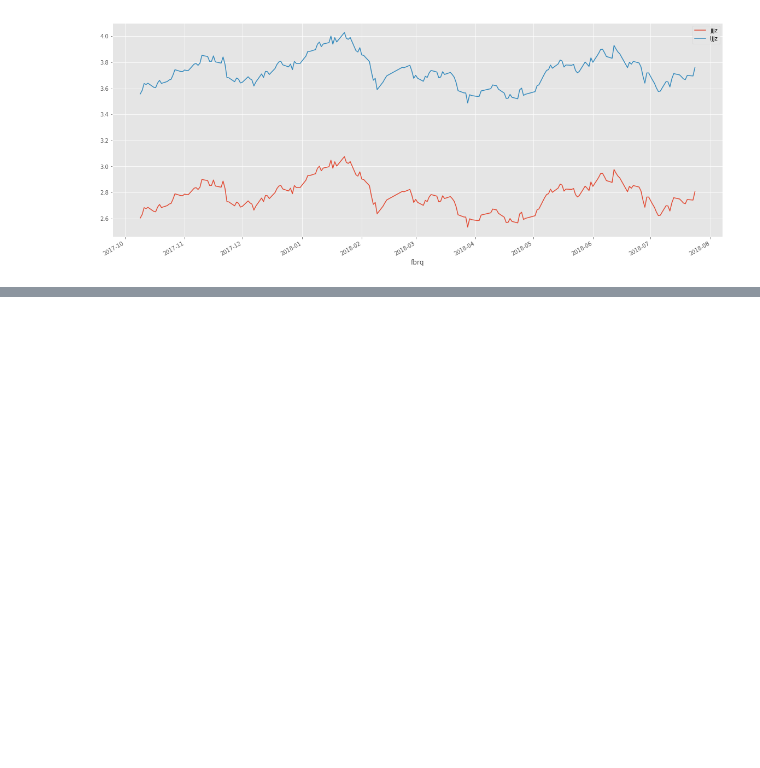
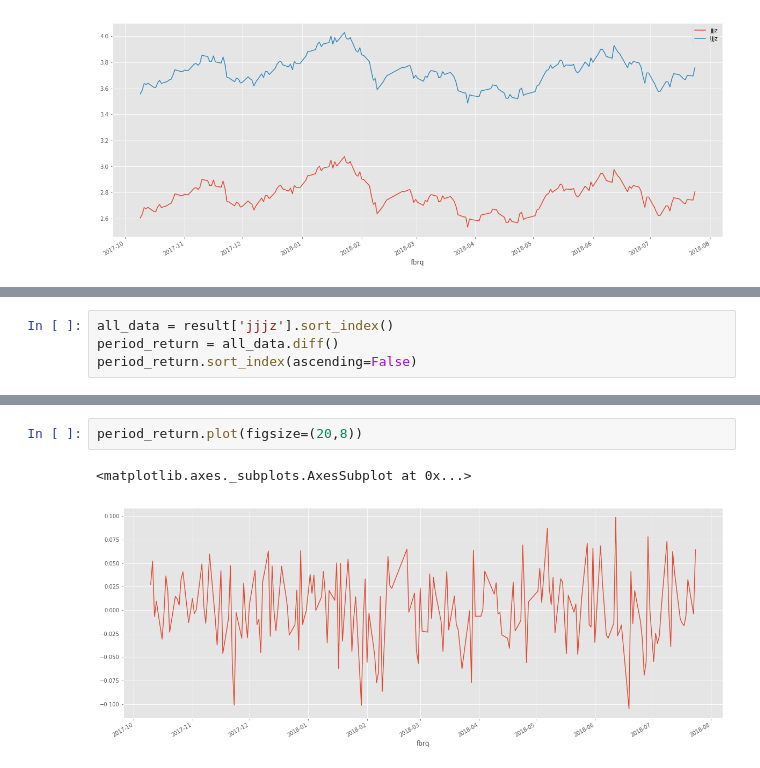
Before and after one commit to twn39/scinotebook, a Jupyter notebook: finance/fund.ipynb, the cells around one changed output, grey strips where cells are left out. Saved outputs shown, nothing was run; the diff lists cells and outputs as text; blank space fills up the shorter version.

```diff
--- a/finance/fund.ipynb
+++ b/finance/fund.ipynb
@@ -55,0 +80,4 @@ result.plot(figsize=(20, 8))
+# %%
+all_data = result['jjjz'].sort_index()
+period_return = all_data.diff()
+period_return.sort_index(ascending=False)
@@ -55,0 +102,5 @@ result.plot(figsize=(20, 8))
+# %%
+period_return.plot(figsize=(20,8))
+# %% [output]
+<matplotlib.axes._subplots.AxesSubplot at 0x...>
+[figure, added]
```
Also changed, not shown: parts of 13 cells of this notebook.
